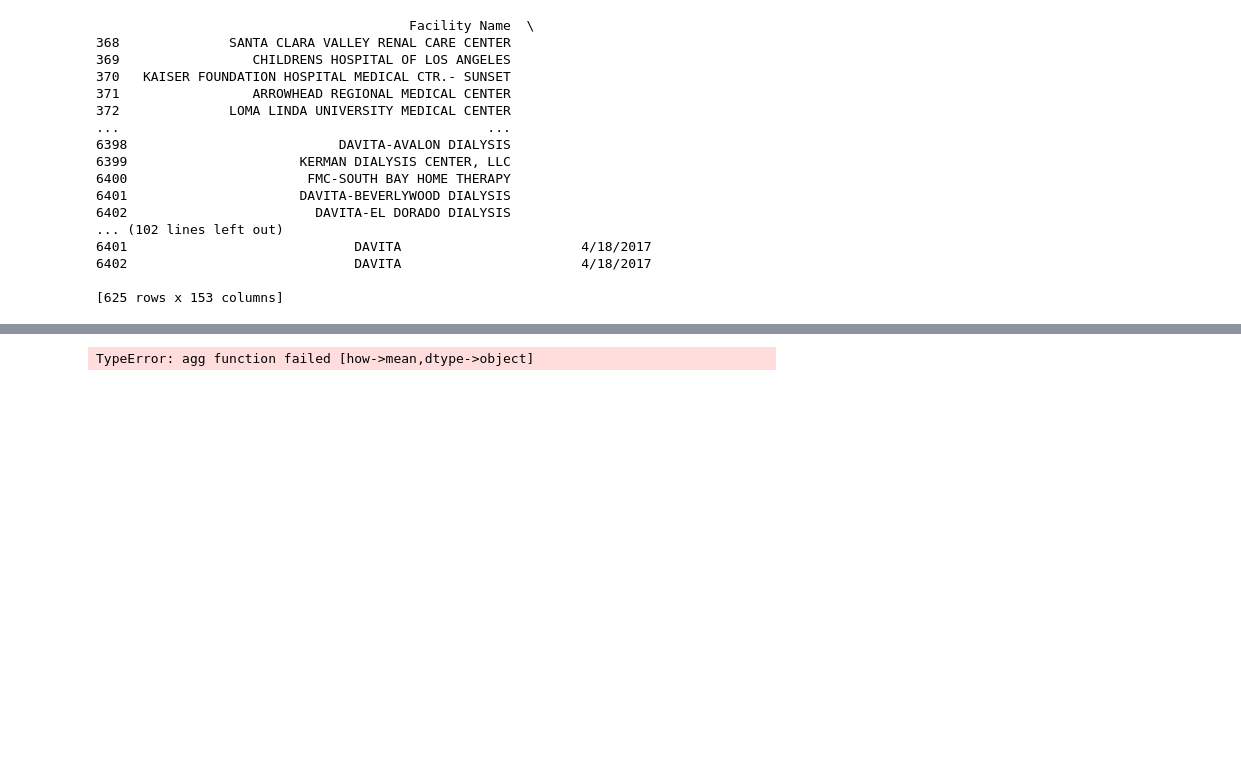
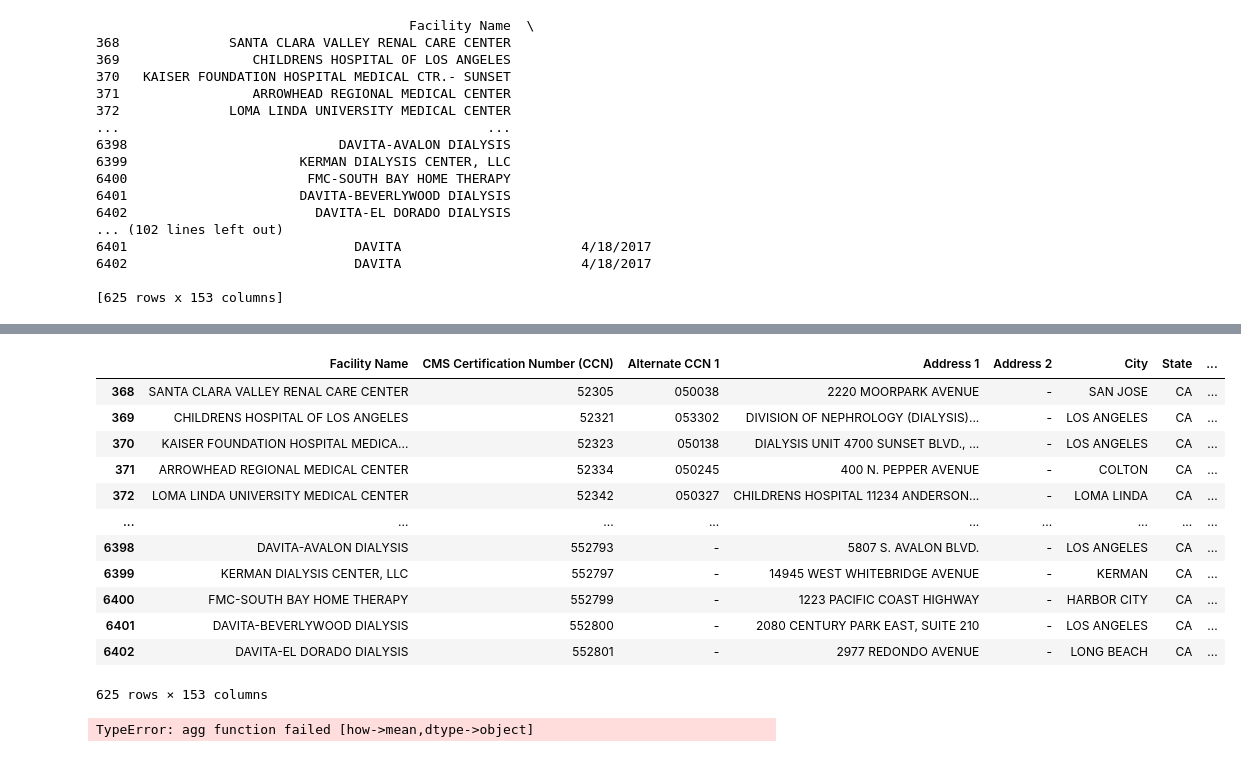
Before and after one commit to osoliman/HTM737, a Jupyter notebook: Week8_HTM737.ipynb, the cells around one changed output, grey strips where cells are left out. Cells and saved outputs as stored; diff of their text form; code cells hidden in the pictures; blank space fills up the shorter version.

```diff
--- a/Week8_HTM737.ipynb
+++ b/Week8_HTM737.ipynb
@@ -102,3 +137,6 @@ print(df_ca)
 6402                             DAVITA                       4/18/2017
 
 [625 rows x 153 columns]
+# %%
+df_ca2 = pd.DataFrame(df_ca)
+df_ca2.head()
@@ -105,3 +151,19 @@ print(df_ca)
+# %%
+df_ca2.head(625)
+# %% [output]
+|  | Facility Name | CMS Certification Number (CCN) | Alternate CCN 1 | Address 1 | Address 2 | City | State | ... |
+| 368 | SANTA CLARA VALLEY RENAL CARE CENTER | 52305 | 050038 | 2220 MOORPARK AVENUE | - | SAN JOSE | CA | ... |
+| 369 | CHILDRENS HOSPITAL OF LOS ANGELES | 52321 | 053302 | DIVISION OF NEPHROLOGY (DIALYSIS)... | - | LOS ANGELES | CA | ... |
+| 370 | KAISER FOUNDATION HOSPITAL MEDICA... | 52323 | 050138 | DIALYSIS UNIT 4700 SUNSET BLVD., ... | - | LOS ANGELES | CA | ... |
+| 371 | ARROWHEAD REGIONAL MEDICAL CENTER | 52334 | 050245 | 400 N. PEPPER AVENUE | - | COLTON | CA | ... |
+| 372 | LOMA LINDA UNIVERSITY MEDICAL CENTER | 52342 | 050327 | CHILDRENS HOSPITAL 11234 ANDERSON... | - | LOMA LINDA | CA | ... |
+| ... | ... | ... | ... | ... | ... | ... | ... | ... |
+| 6398 | DAVITA-AVALON DIALYSIS | 552793 | - | 5807 S. AVALON BLVD. | - | LOS ANGELES | CA | ... |
+| 6399 | KERMAN DIALYSIS CENTER, LLC | 552797 | - | 14945 WEST WHITEBRIDGE AVENUE | - | KERMAN | CA | ... |
+| 6400 | FMC-SOUTH BAY HOME THERAPY | 552799 | - | 1223 PACIFIC COAST HIGHWAY | - | HARBOR CITY | CA | ... |
+| 6401 | DAVITA-BEVERLYWOOD DIALYSIS | 552800 | - | 2080 CENTURY PARK EAST, SUITE 210 | - | LOS ANGELES | CA | ... |
+| 6402 | DAVITA-EL DORADO DIALYSIS | 552801 | - | 2977 REDONDO AVENUE | - | LONG BEACH | CA | ... |
+625 rows × 153 columns
 # %%
 #Q2: Total performance score analysis
 # %%
```
Also changed, not shown: parts of 12 cells of this notebook.
